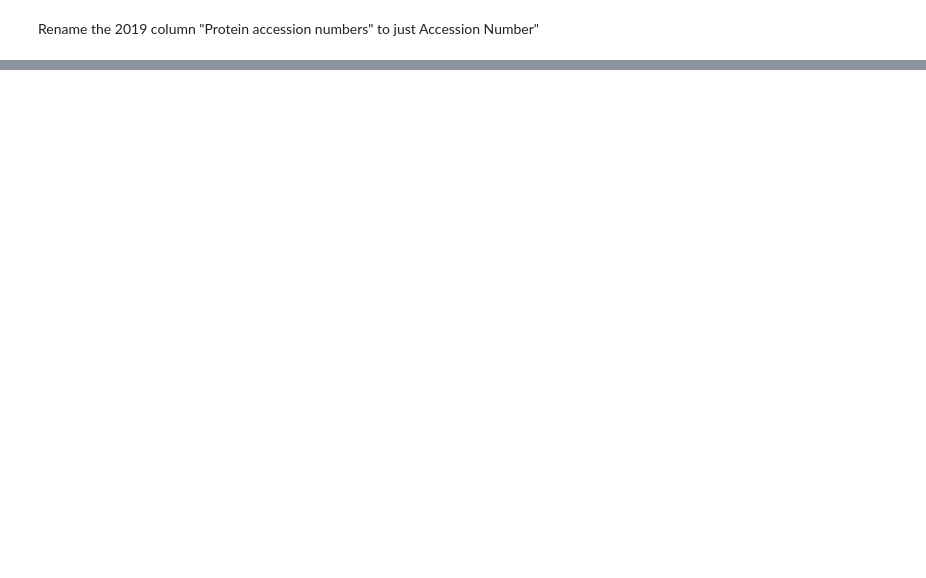
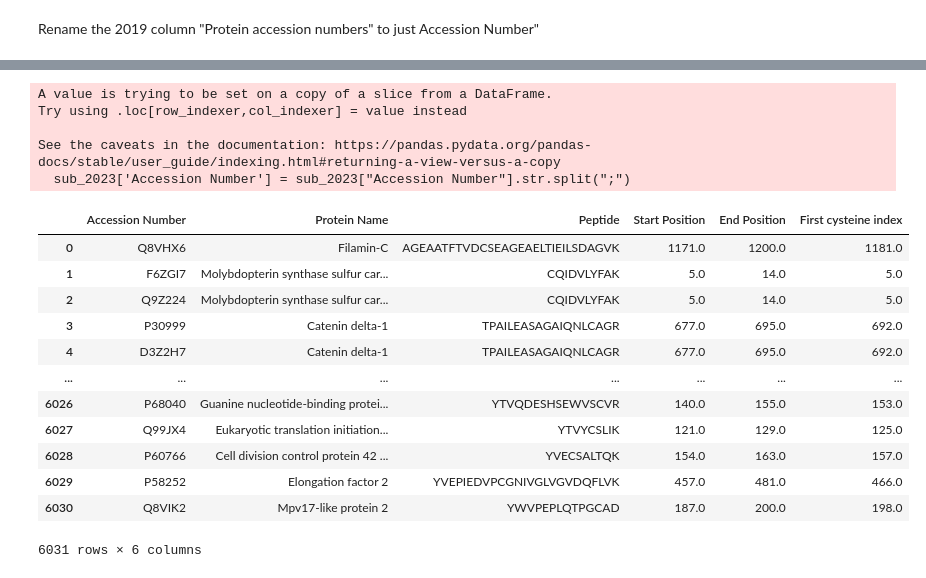
Before and after one commit to rohand2290/glutothyination-data-processing, a Jupyter notebook: data_processing.ipynb, the cells around one changed output, grey strips where cells are left out. Drawn from its saved outputs; the diff is of its cells as text; code cells hidden in the pictures; blank space fills up the shorter version.

Commit message:
finished data processing

```diff
--- a/data_processing.ipynb
+++ b/data_processing.ipynb
@@ -73,0 +80,18 @@ def formatData(df):
+# %%
+sub_2019 = df_2019[['Accession Number', 'Protein name', 'Peptide sequence', 'Peptide start index', 'Peptide stop index']]
+sub_2019.head()
+
+
+def get_first_cysteine(row):
+    cysteine_ind = row['Peptide start index']
+    for c in row['Peptide sequence']:
+        if (c == 'C'):
+            break;
+        else:
+            cysteine_ind = cysteine_ind + 1
+    return cysteine_ind
+
+
+
+sub_2019['First cysteine index'] = sub_2019.apply(get_first_cysteine, axis=1)
+sub_2019.head()
@@ -73,0 +110,38 @@ def formatData(df):
+# %%
+sub_2023 = df_2023[["Accession Number", "Protein Name", "Peptide", "Start Position", "End Position"]]
+
+sub_2023['Accession Number'] = sub_2023["Accession Number"].str.split(";")
+sub_2023 = sub_2023.explode("Accession Number").reset_index(drop=True)
+
+sub_2023 = sub_2023.dropna()
+
+def get_first_cysteine(row):
+    cysteine_ind = row['Start Position']
+    for c in row['Peptide']:
+        if (c == 'C'):
+            break;
+        else:
+            cysteine_ind = cysteine_ind + 1
+    return cysteine_ind
+
+sub_2023['First cysteine index'] = sub_2023.apply(get_first_cysteine, axis=1)
+sub_2023
+# %% [output]
+A value is trying to be set on a copy of a slice from a DataFrame.
+Try using .loc[row_indexer,col_indexer] = value instead
+
+See the caveats in the documentation: https://pandas.pydata.org/pandas-docs/stable/user_guide/indexing.html#returning-a-view-versus-a-copy
+  sub_2023['Accession Number'] = sub_2023["Accession Number"].str.split(";")
+|  | Accession Number | Protein Name | Peptide | Start Position | End Position | First cysteine index |
+| 0 | Q8VHX6 | Filamin-C | AGEAATFTVDCSEAGEAELTIEILSDAGVK | 1171.0 | 1200.0 | 1181.0 |
+| 1 | F6ZGI7 | Molybdopterin synthase sulfur car... | CQIDVLYFAK | 5.0 | 14.0 | 5.0 |
+| 2 | Q9Z224 | Molybdopterin synthase sulfur car... | CQIDVLYFAK | 5.0 | 14.0 | 5.0 |
+| 3 | P30999 | Catenin delta-1 | TPAILEASAGAIQNLCAGR | 677.0 | 695.0 | 692.0 |
+| 4 | D3Z2H7 | Catenin delta-1 | TPAILEASAGAIQNLCAGR | 677.0 | 695.0 | 692.0 |
+| ... | ... | ... | ... | ... | ... | ... |
+| 6026 | P68040 | Guanine nucleotide-binding protei... | YTVQDESHSEWVSCVR | 140.0 | 155.0 | 153.0 |
+| 6027 | Q99JX4 | Eukaryotic translation initiation... | YTVYCSLIK | 121.0 | 129.0 | 125.0 |
+| 6028 | P60766 | Cell division control protein 42 ... | YVECSALTQK | 154.0 | 163.0 | 157.0 |
+| 6029 | P58252 | Elongation factor 2 | YVEPIEDVPCGNIVGLVGVDQFLVK | 457.0 | 481.0 | 466.0 |
+| 6030 | Q8VIK2 | Mpv17-like protein 2 | YWVPEPLQTPGCAD | 187.0 | 200.0 | 198.0 |
+6031 rows × 6 columns
```
Also changed, not shown: parts of 14 cells of this notebook, 3 other files.
